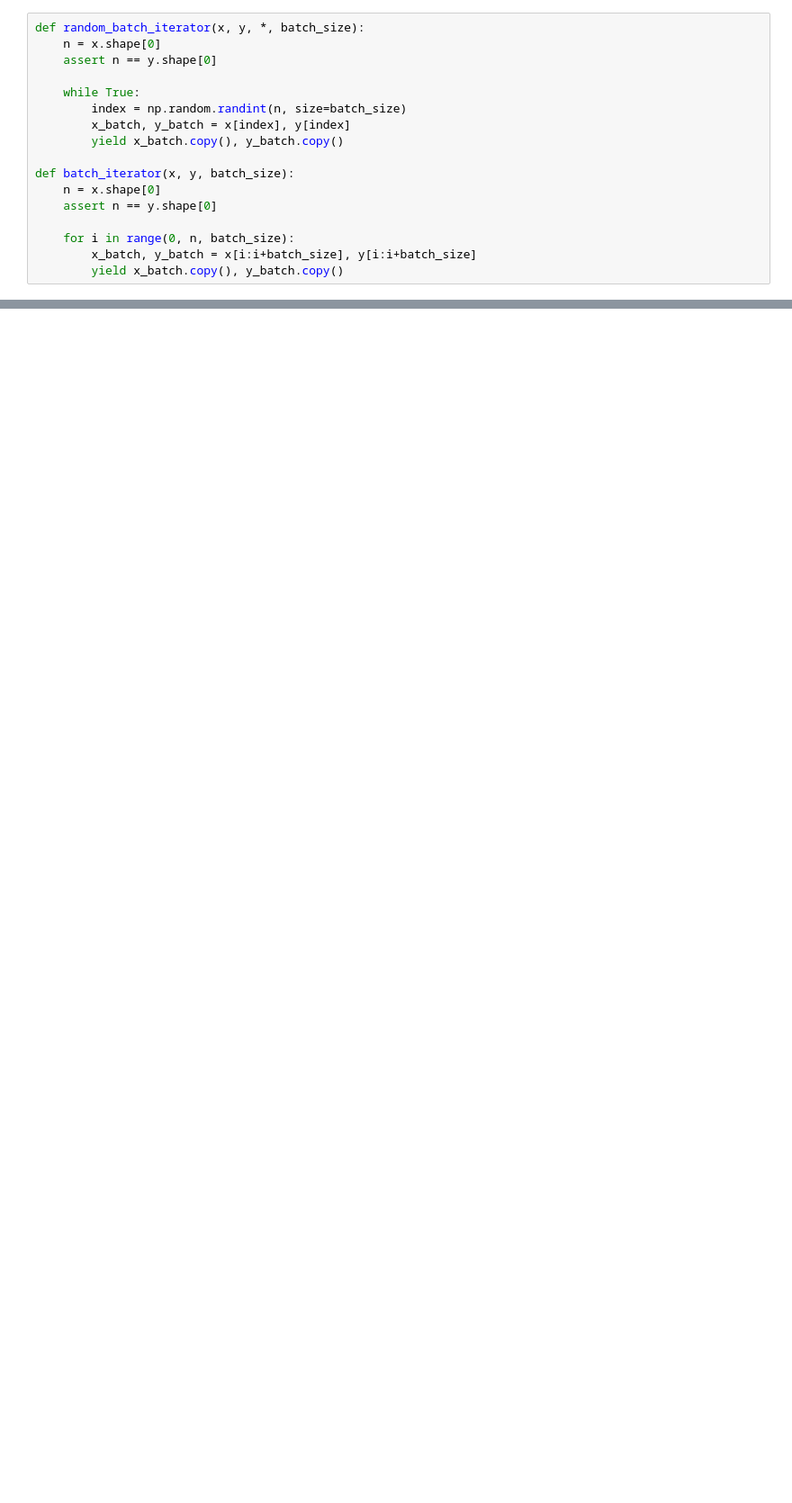
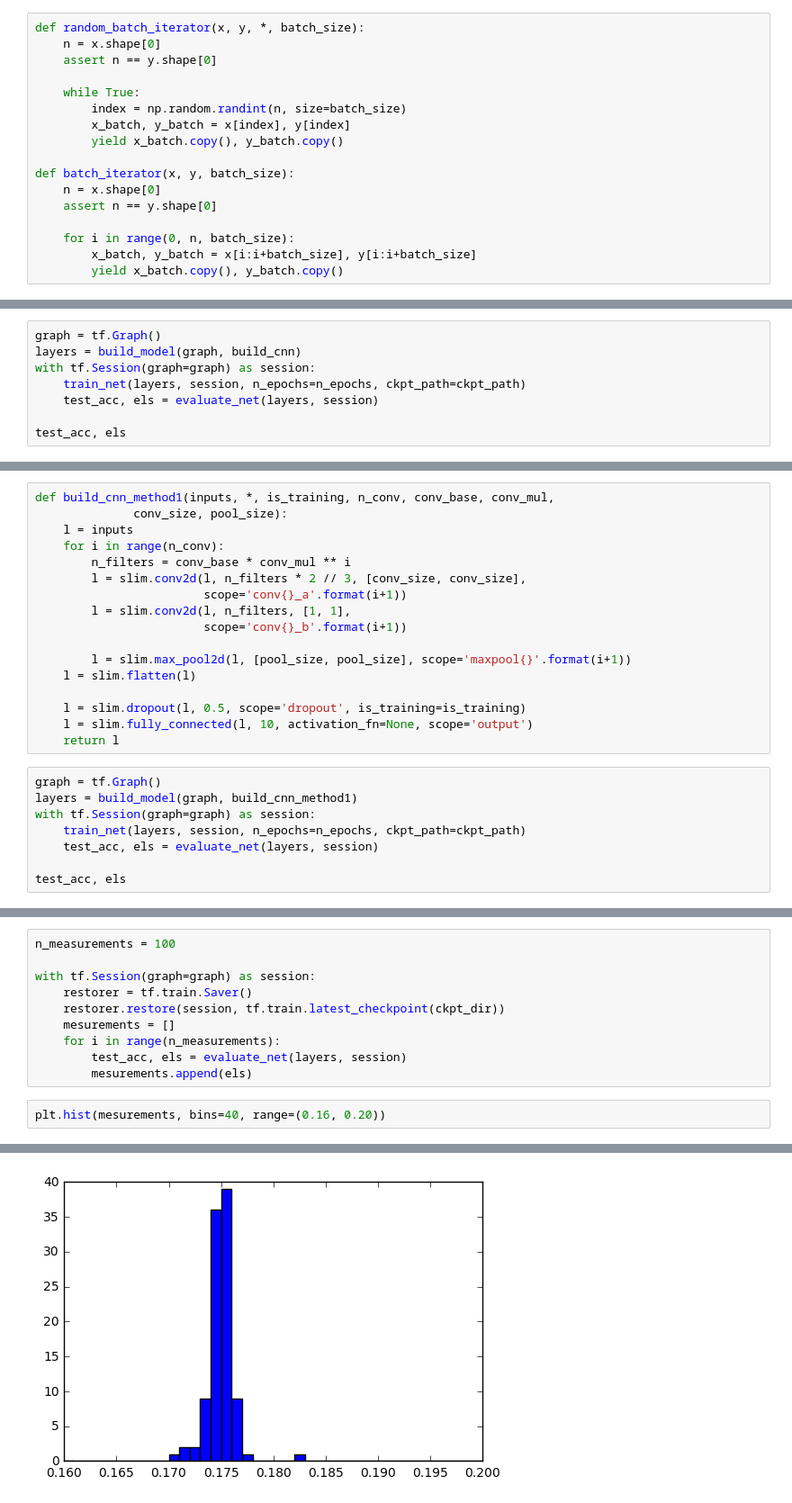
Before and after one commit to srxdev0619/NLA_Project, a Jupyter notebook: CNN.ipynb, the cells around one changed output, grey strips where cells are left out. Shown: that part at 90% size. Saved outputs shown, nothing was run; the diff lists cells and outputs as text; blank space fills up the shorter version.

Commit message:
weights uploaded, checkpoint, time measurements

```diff
--- a/CNN.ipynb
+++ b/CNN.ipynb
@@ -175,0 +175,8 @@ time: 49.76647353172302
+# %%
+graph = tf.Graph()
+layers = build_model(graph, build_cnn)
+with tf.Session(graph=graph) as session:
+    train_net(layers, session, n_epochs=n_epochs, ckpt_path=ckpt_path)
+    test_acc, els = evaluate_net(layers, session)
+
+test_acc, els
@@ -175,0 +228,25 @@ time: 49.76647353172302
+# %%
+def build_cnn_method1(inputs, *, is_training, n_conv, conv_base, conv_mul,
+              conv_size, pool_size):
+    l = inputs
+    for i in range(n_conv):
+        n_filters = conv_base * conv_mul ** i
+        l = slim.conv2d(l, n_filters * 2 // 3, [conv_size, conv_size],
+                        scope='conv{}_a'.format(i+1))
+        l = slim.conv2d(l, n_filters, [1, 1],
+                        scope='conv{}_b'.format(i+1))
+
+        l = slim.max_pool2d(l, [pool_size, pool_size], scope='maxpool{}'.format(i+1))
+    l = slim.flatten(l)
+
+    l = slim.dropout(l, 0.5, scope='dropout', is_training=is_training)
+    l = slim.fully_connected(l, 10, activation_fn=None, scope='output')
+    return l
+# %%
+graph = tf.Graph()
+layers = build_model(graph, build_cnn_method1)
+with tf.Session(graph=graph) as session:
+    train_net(layers, session, n_epochs=n_epochs, ckpt_path=ckpt_path)
+    test_acc, els = evaluate_net(layers, session)
+
+test_acc, els
@@ -175,0 +255,13 @@ time: 49.76647353172302
+# %%
+n_measurements = 100
+
+with tf.Session(graph=graph) as session:
+    restorer = tf.train.Saver()
+    restorer.restore(session, tf.train.latest_checkpoint(ckpt_dir))
+    mesurements = []
+    for i in range(n_measurements):
+        test_acc, els = evaluate_net(layers, session)
+        mesurements.append(els)
+# %%
+plt.hist(mesurements, bins=40, range=(0.16, 0.20))
+# %% [output]
@@ -176,2 +278,3 @@ time: 49.76647353172302
+[figure, added]
 # %%
 def build_cnn_method2(inputs, *, is_training, n_conv, conv_base, conv_mul,
```
Also changed, not shown: parts of 24 cells of this notebook, 8 other files.
